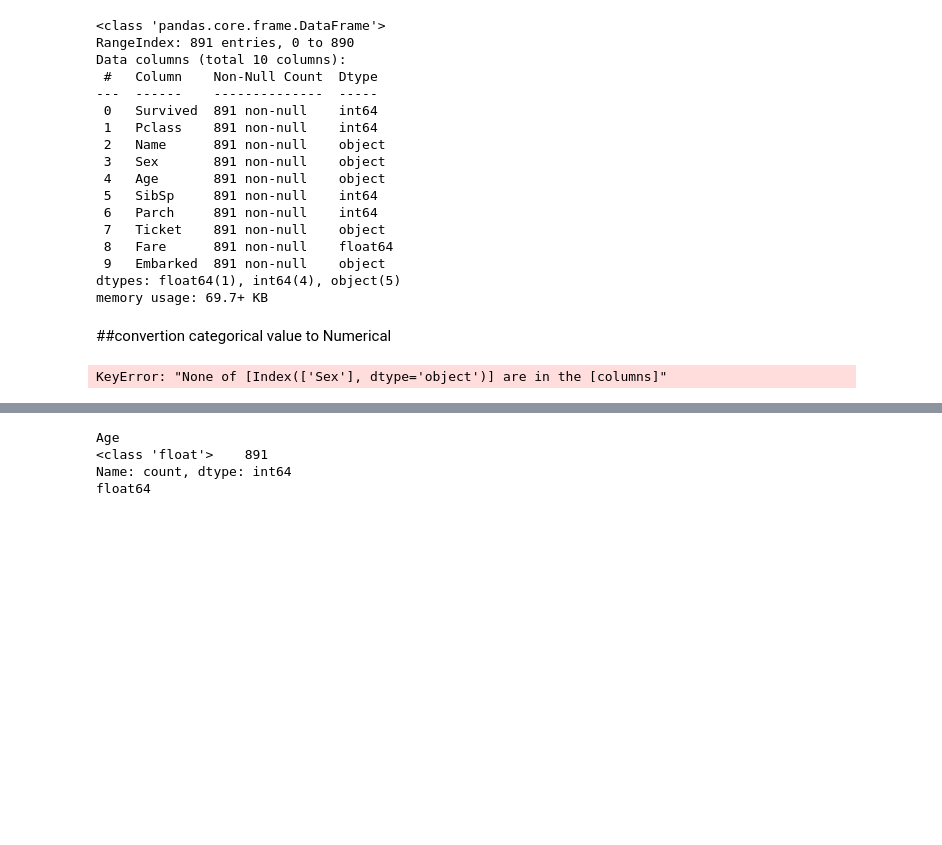
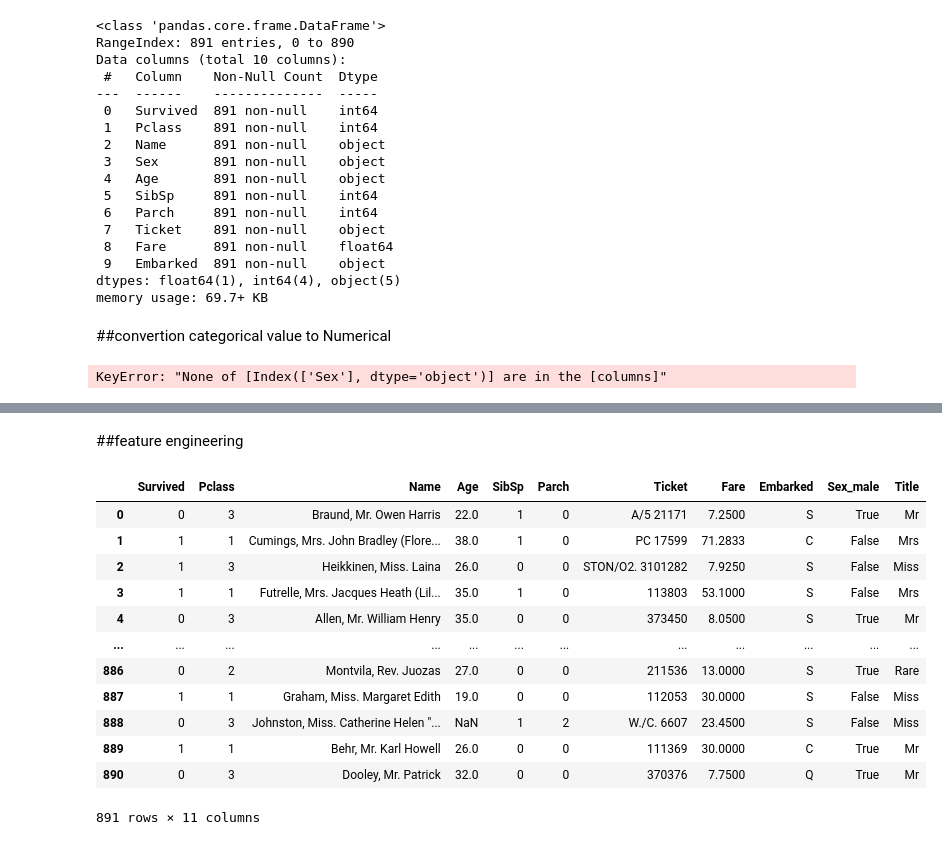
Before and after one commit to HamidMovahhedi/daily-practice, a Jupyter notebook: titanic_dataset.ipynb, the cells around one changed output, grey strips where cells are left out. Cells and saved outputs as stored; diff of their text form; code cells hidden in the pictures; blank space fills up the shorter version.

```diff
--- a/titanic_dataset.ipynb
+++ b/titanic_dataset.ipynb
@@ -214,5 +213,5 @@ df_copy['Age'].fillna(df['Age'].mean ,inplace=True);
 # %% [output]
 KeyError: "None of [Index(['Sex'], dtype='object')] are in the [columns]"
 # %%
-df_copy['Embarked'].fillna(df_copy['Embarked'].mode()[0], inplace=True)
-df_copy = pd.get_dummies(df_copy,columns=['Embarked'],drop_first=True)
+df_2['Embarked'].fillna(df_2['Embarked'].mode()[0], inplace=True)
+df_2 = pd.get_dummies(df_2,columns=['Embarked'],drop_first=True)
@@ -252,6 +223,26 @@ For example, when doing 'df[col].method(value, inplace=True)', try using 'df.met
+# %% [markdown]
+##feature engineering
 # %%
+# Title extraction
+df_2['Title'] = df_2['Name'].str.extract(r',\s*([^\.]+)\.', expand=False)
+# simplify the titles
+rare_titles = ['Lady','Countess','Capt','Col','Don','Dr','Major','Rev','Sir','Jonkheer','Dona']
+df_2['Title'] = df_2['Title'].replace(['Mlle','Ms'],'Miss')
+df_2['Title'] = df_2['Title'].replace('Mme','Mrs')
+df_2['Title'] = df_2['Title'].replace(rare_titles, 'Rare')
-# %% [output]
-Age
-<class 'float'>    891
-Name: count, dtype: int64
-float64
+# %%
+df_2
+# %% [output]
+|  | Survived | Pclass | Name | Age | SibSp | Parch | Ticket | Fare | Embarked | Sex_male | Title |
+| 0 | 0 | 3 | Braund, Mr. Owen Harris | 22.0 | 1 | 0 | A/5 21171 | 7.2500 | S | True | Mr |
+| 1 | 1 | 1 | Cumings, Mrs. John Bradley (Flore... | 38.0 | 1 | 0 | PC 17599 | 71.2833 | C | False | Mrs |
+| 2 | 1 | 3 | Heikkinen, Miss. Laina | 26.0 | 0 | 0 | STON/O2. 3101282 | 7.9250 | S | False | Miss |
+| 3 | 1 | 1 | Futrelle, Mrs. Jacques Heath (Lil... | 35.0 | 1 | 0 | 113803 | 53.1000 | S | False | Mrs |
+| 4 | 0 | 3 | Allen, Mr. William Henry | 35.0 | 0 | 0 | 373450 | 8.0500 | S | True | Mr |
+| ... | ... | ... | ... | ... | ... | ... | ... | ... | ... | ... | ... |
+| 886 | 0 | 2 | Montvila, Rev. Juozas | 27.0 | 0 | 0 | 211536 | 13.0000 | S | True | Rare |
+| 887 | 1 | 1 | Graham, Miss. Margaret Edith | 19.0 | 0 | 0 | 112053 | 30.0000 | S | False | Miss |
+| 888 | 0 | 3 | Johnston, Miss. Catherine Helen "... | NaN | 1 | 2 | W./C. 6607 | 23.4500 | S | False | Miss |
+| 889 | 1 | 1 | Behr, Mr. Karl Howell | 26.0 | 0 | 0 | 111369 | 30.0000 | C | True | Mr |
+| 890 | 0 | 3 | Dooley, Mr. Patrick | 32.0 | 0 | 0 | 370376 | 7.7500 | Q | True | Mr |
+891 rows × 11 columns
```
Also changed, not shown: parts of 11 cells of this notebook.
